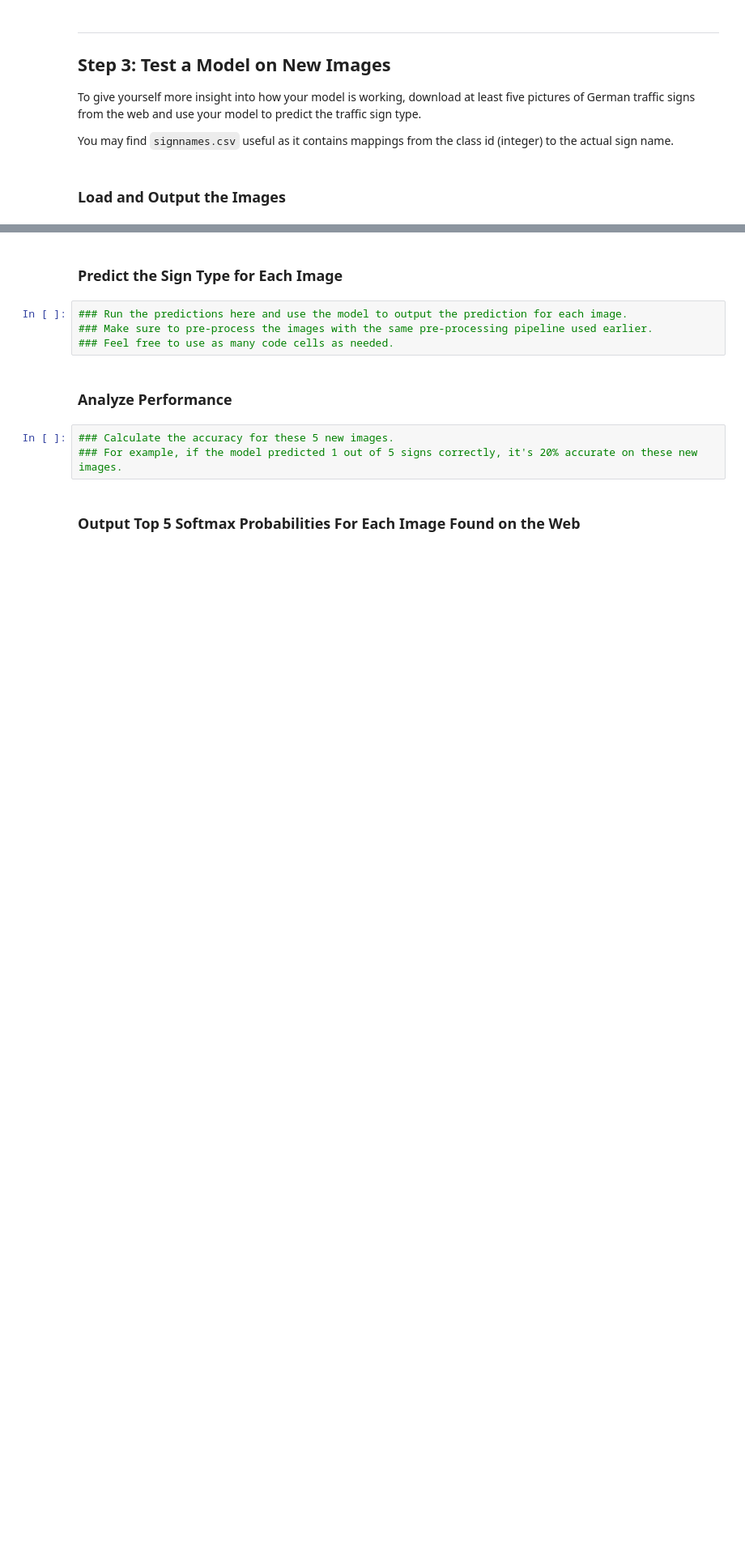
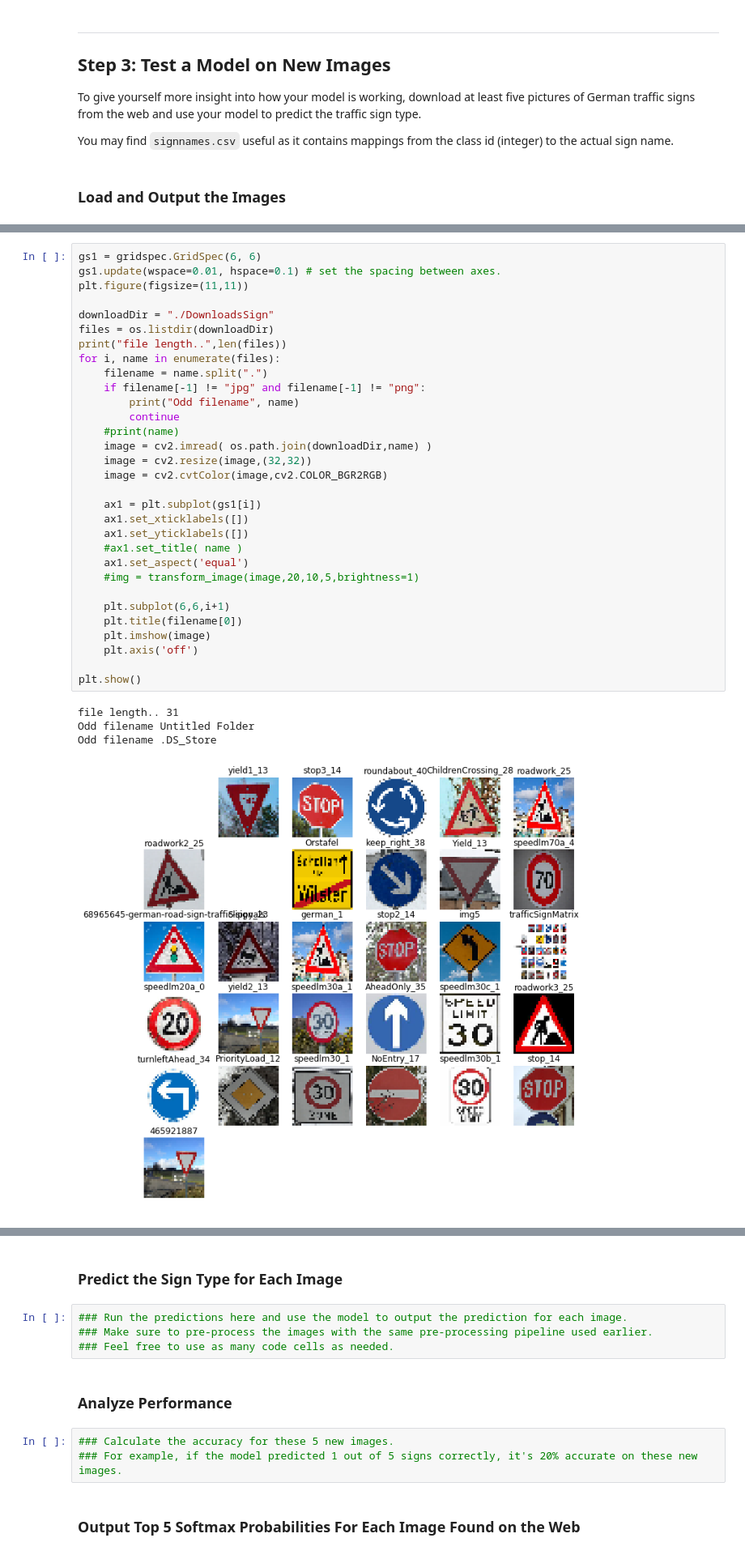
Before and after one commit to scrambleegg7/SelfCar, a Jupyter notebook: CarND-Traffic-Sign-Classifier-Project/Traffic_Sign_Classifier.ipynb, the cells around one changed output, grey strips where cells are left out. Shown at 81% size. Drawn from its saved outputs; the diff is of its cells as text; blank space fills up the shorter version.

```diff
--- a/CarND-Traffic-Sign-Classifier-Project/Traffic_Sign_Classifier.ipynb
+++ b/CarND-Traffic-Sign-Classifier-Project/Traffic_Sign_Classifier.ipynb
@@ -1105,0 +1646,36 @@ You may find `signnames.csv` useful as it contains mappings from the class id (i
+# %%
+gs1 = gridspec.GridSpec(6, 6)
+gs1.update(wspace=0.01, hspace=0.1) # set the spacing between axes.
+plt.figure(figsize=(11,11))
+
+downloadDir = "./DownloadsSign"
+files = os.listdir(downloadDir)
+print("file length..",len(files))
+for i, name in enumerate(files):
+    filename = name.split(".")
+    if filename[-1] != "jpg" and filename[-1] != "png":
+        print("Odd filename", name)
+        continue
+    #print(name)
+    image = cv2.imread( os.path.join(downloadDir,name) )
+    image = cv2.resize(image,(32,32))
+    image = cv2.cvtColor(image,cv2.COLOR_BGR2RGB)
+
+    ax1 = plt.subplot(gs1[i])
+    ax1.set_xticklabels([])
+    ax1.set_yticklabels([])
+    #ax1.set_title( name )
+    ax1.set_aspect('equal')
+    #img = transform_image(image,20,10,5,brightness=1)
+
+    plt.subplot(6,6,i+1)
+    plt.title(filename[0])
+    plt.imshow(image)
+    plt.axis('off')
+
+plt.show()
+# %% [output]
+file length.. 31
+Odd filename Untitled Folder
+Odd filename .DS_Store
+[figure, added]
```
Also changed, not shown: parts of 14 cells of this notebook, 3 other files.
